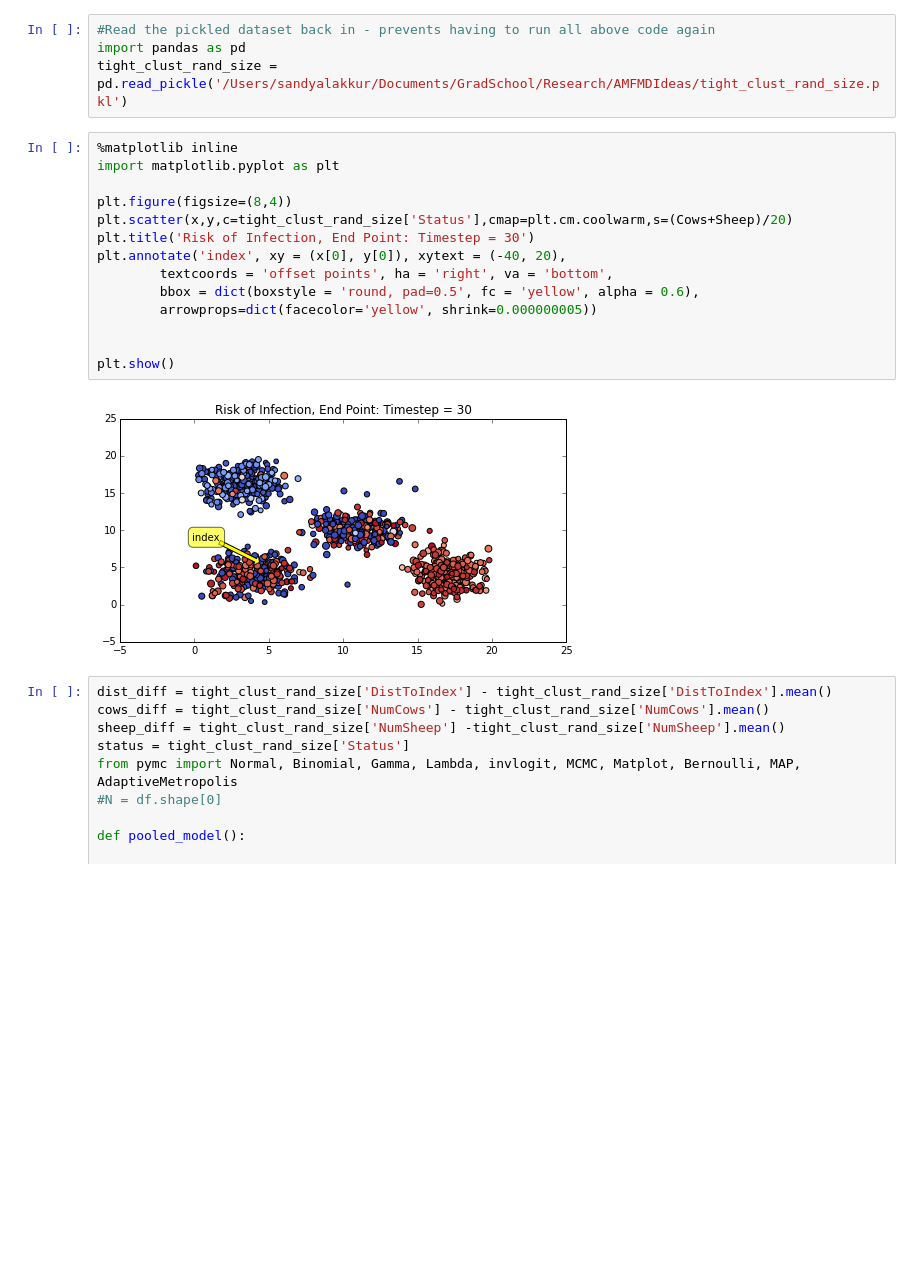
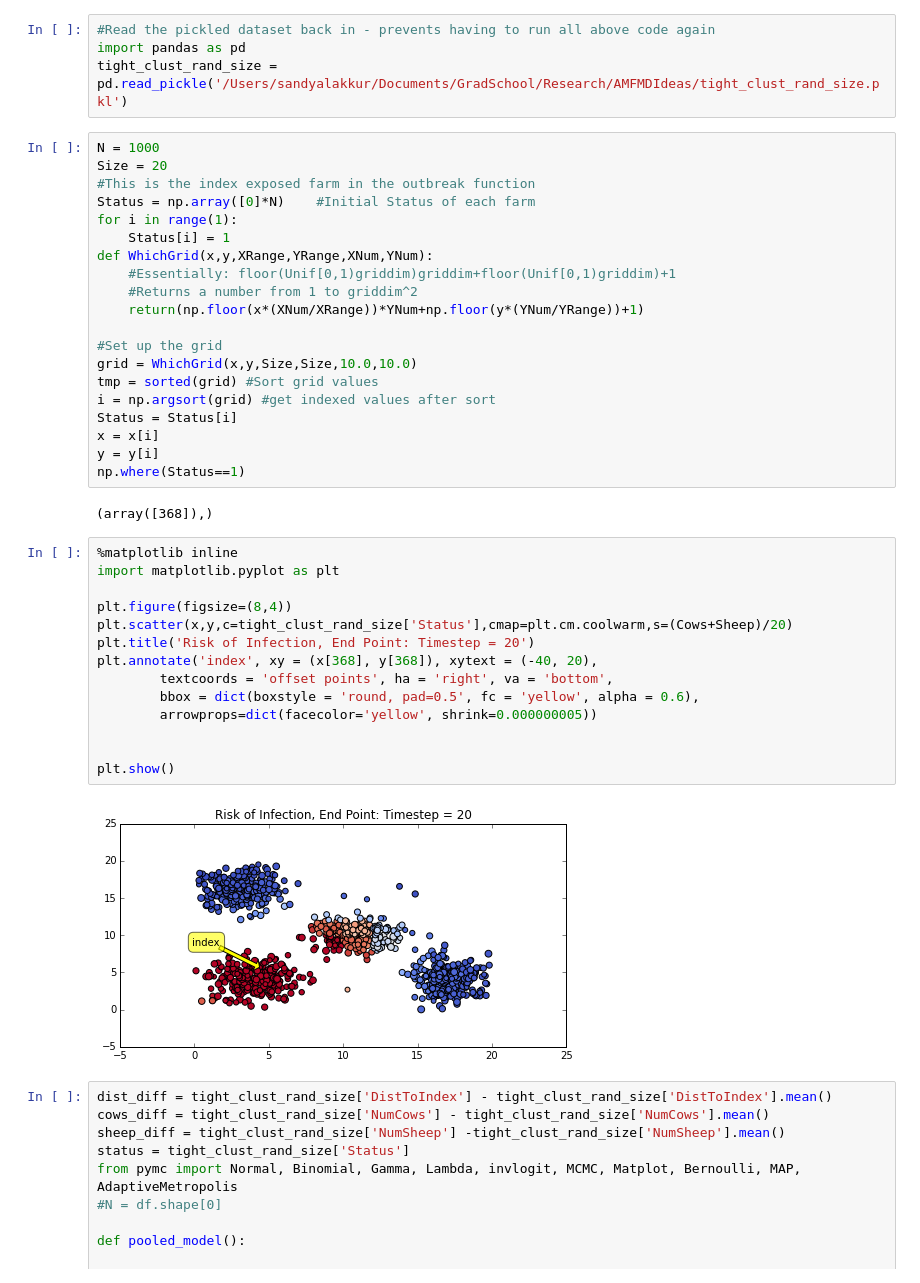
Before and after one commit to slakkur1/AMFMDIdeas, a Jupyter notebook: BayesianModelTightClusterAndRandSize.ipynb, the cells around one changed output. Drawn from its saved outputs; the diff is of its cells as text; blank space fills up the shorter version.

```diff
--- a/BayesianModelTightClusterAndRandSize.ipynb
+++ b/BayesianModelTightClusterAndRandSize.ipynb
@@ -275,22 +270,44 @@ tight_clust_rand_size.to_pickle('/Users/sandyalakkur/Documents/GradSchool/Resear
 #Read the pickled dataset back in - prevents having to run all above code again
 import pandas as pd
 tight_clust_rand_size = pd.read_pickle('/Users/sandyalakkur/Documents/GradSchool/Research/AMFMDIdeas/tight_clust_rand_size.pkl')
+# %%
+N = 1000
+Size = 20
+#This is the index exposed farm in the outbreak function
+Status = np.array([0]*N)    #Initial Status of each farm
+for i in range(1):
+    Status[i] = 1
+def WhichGrid(x,y,XRange,YRange,XNum,YNum):
+    #Essentially: floor(Unif[0,1)griddim)griddim+floor(Unif[0,1)griddim)+1
+    #Returns a number from 1 to griddim^2
+    return(np.floor(x*(XNum/XRange))*YNum+np.floor(y*(YNum/YRange))+1)
+
+#Set up the grid
+grid = WhichGrid(x,y,Size,Size,10.0,10.0)
+tmp = sorted(grid) #Sort grid values
+i = np.argsort(grid) #get indexed values after sort
+Status = Status[i]
+x = x[i]
+y = y[i]
+np.where(Status==1)
+# %% [output]
+(array([368]),)
 # %%
 %matplotlib inline
 import matplotlib.pyplot as plt
 
 plt.figure(figsize=(8,4))
 plt.scatter(x,y,c=tight_clust_rand_size['Status'],cmap=plt.cm.coolwarm,s=(Cows+Sheep)/20)
-plt.title('Risk of Infection, End Point: Timestep = 30')
-plt.annotate('index', xy = (x[0], y[0]), xytext = (-40, 20),
+plt.title('Risk of Infection, End Point: Timestep = 20')
+plt.annotate('index', xy = (x[368], y[368]), xytext = (-40, 20),
         textcoords = 'offset points', ha = 'right', va = 'bottom',
         bbox = dict(boxstyle = 'round, pad=0.5', fc = 'yellow', alpha = 0.6),
         arrowprops=dict(facecolor='yellow', shrink=0.000000005))
 
 
 plt.show()
 # %% [output]
-[figure, old version]
+[figure, new version]
 # %%
 dist_diff = tight_clust_rand_size['DistToIndex'] - tight_clust_rand_size['DistToIndex'].mean()
 cows_diff = tight_clust_rand_size['NumCows'] - tight_clust_rand_size['NumCows'].mean()
```
Also changed, not shown: parts of 21 cells of this notebook.
